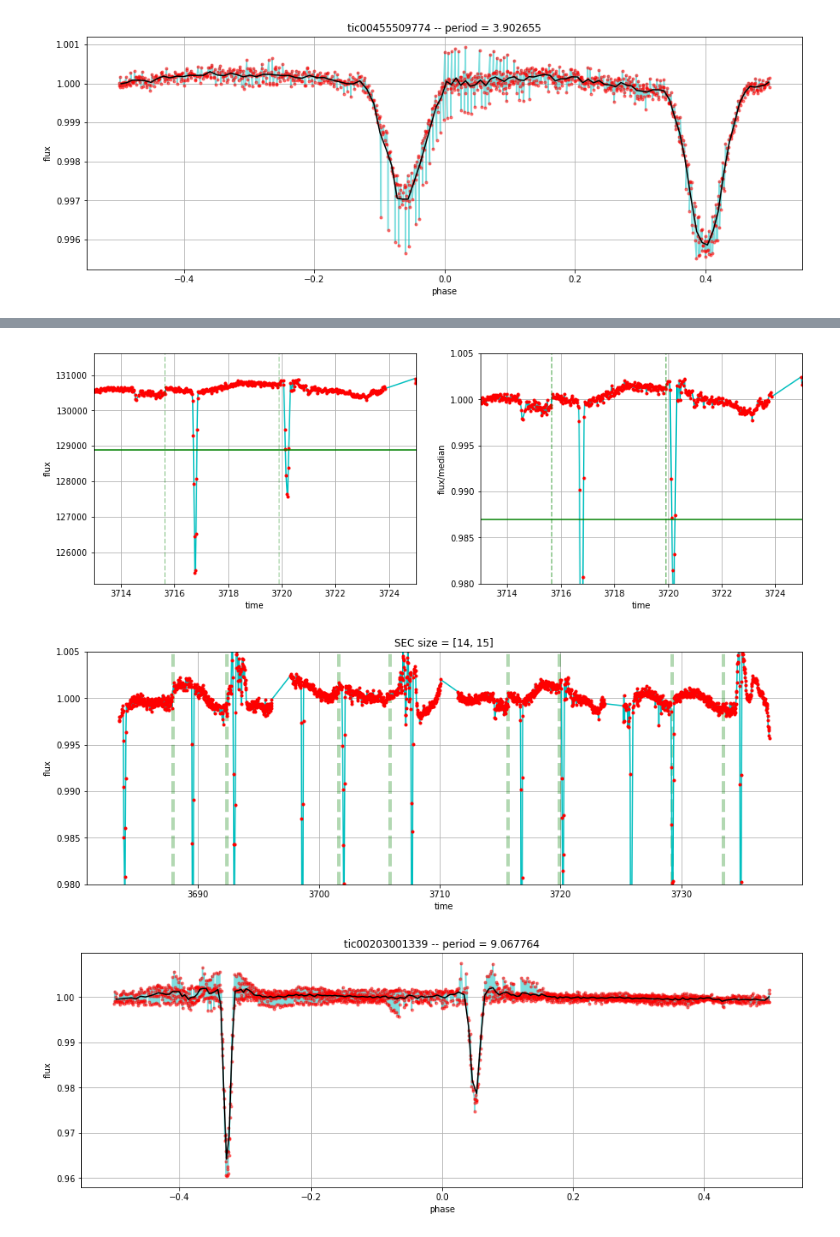
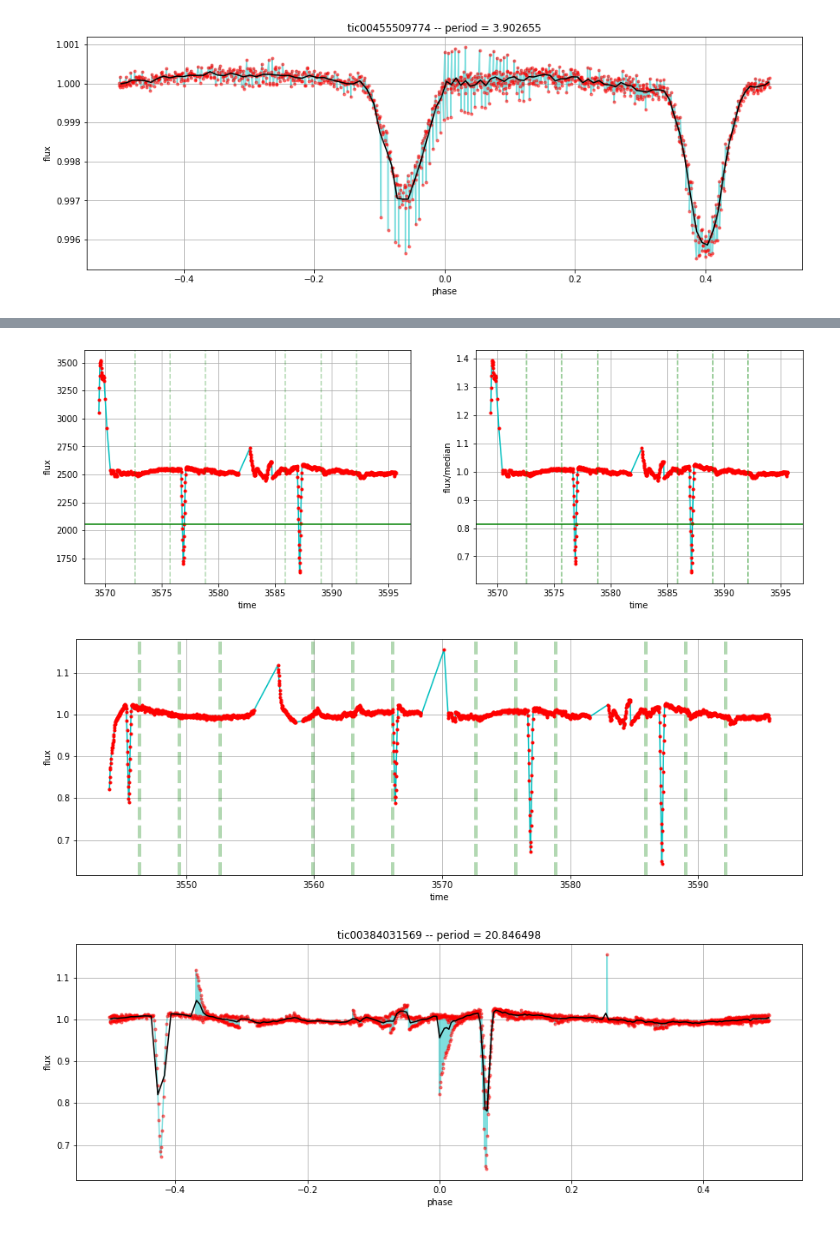
Before and after one commit to ABifurcation/Circumbinary-Planet, a Jupyter notebook: binary_exop.ipynb, the cells around one changed output, grey strips where cells are left out. Drawn from its saved outputs; the diff is of its cells as text; code cells hidden in the pictures.

```diff
--- a/binary_exop.ipynb
+++ b/binary_exop.ipynb
@@ -75,7 +116,8 @@ eye_check(checkdir,limx=(3650,3655))
 # %%
-checkdir = '/Users/laote/sdsu/Research/binary/curve_bin/Binary_good/tic00203001339_SEC015_LC.txt'
-eye_check(checkdir,(3713,3725),(0.98,1.005))
+checkdir = '/Users/laote/sdsu/Research/binary/curve_bin/Binary_good/tic00384031569_SEC010_LC.txt'
+eye_check(checkdir)
+#same on other sec10
 # %% [output]
-[figure, old version]
+[figure, new version]
-[figure, old version]
+[figure, new version]
-[figure, old version]
+[figure, new version]
```
Also changed, not shown: parts of 7 cells of this notebook, 36 other files.
